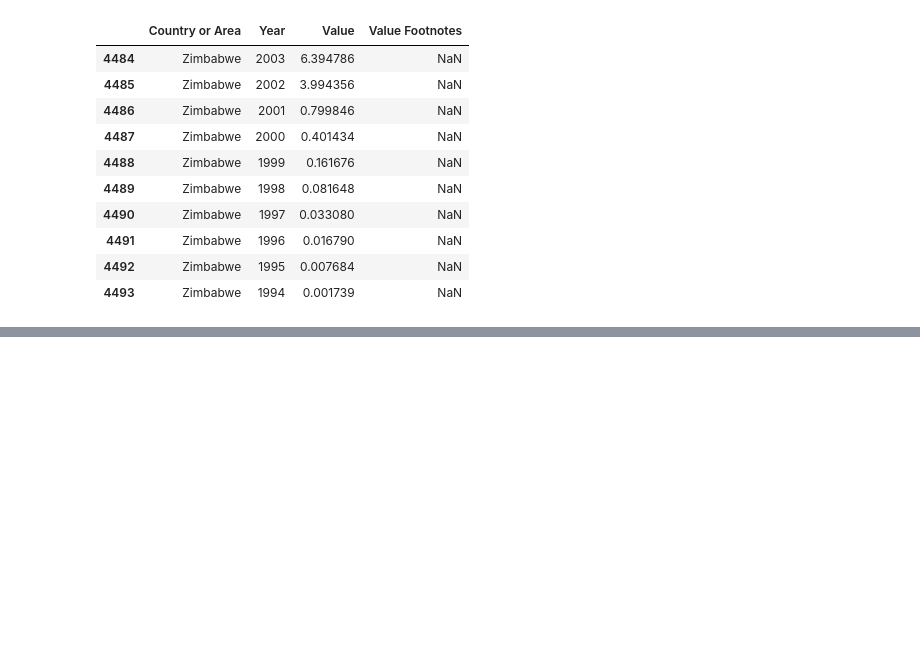
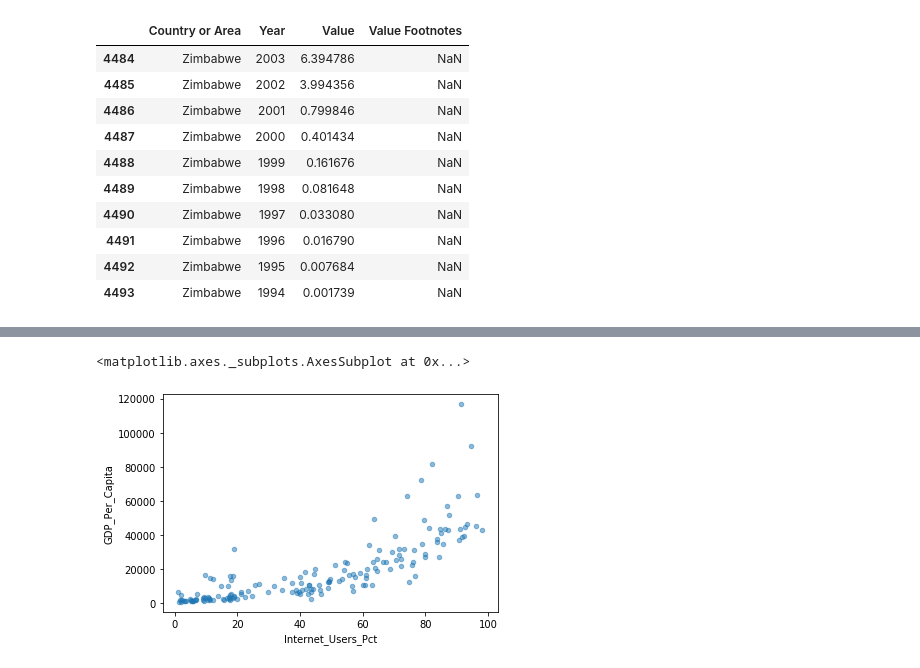
Before and after one commit to BrantIvey/gdp-and-internet-usage-BrantIvey, a Jupyter notebook: gdp-and-internet-usage-BrantIvey.ipynb, the cells around one changed output, grey strips where cells are left out. Cells and saved outputs as stored; diff of their text form; code cells hidden in the pictures; blank space fills up the shorter version.

```diff
--- a/gdp-and-internet-usage-BrantIvey.ipynb
+++ b/gdp-and-internet-usage-BrantIvey.ipynb
@@ -114,0 +237,6 @@ gdp_and_internet_use.head(5)
+# %%
+#Create some scatterplots: 2014 Percent Using the Internet vs GDP Per Capita
+gdp_internet_2014.plot.scatter('Internet_Users_Pct','GDP_Per_Capita',alpha=.5)
+# %% [output]
+<matplotlib.axes._subplots.AxesSubplot at 0x...>
+[figure, added]
```
Also changed, not shown: parts of 28 cells of this notebook.
